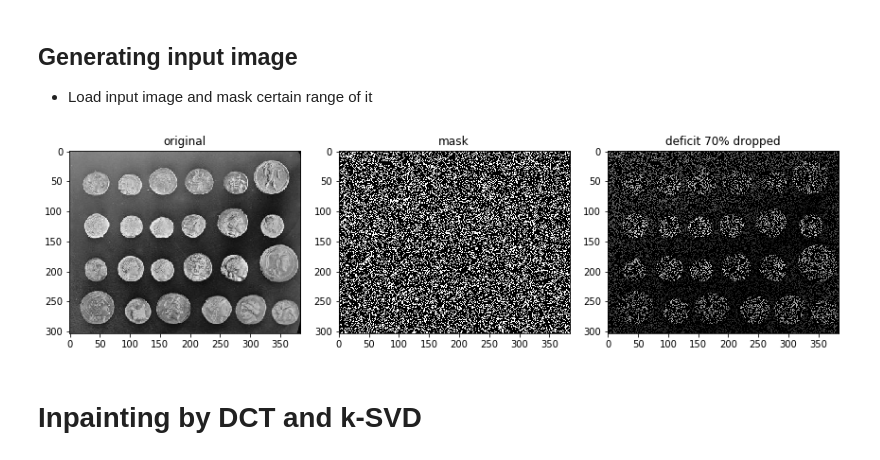
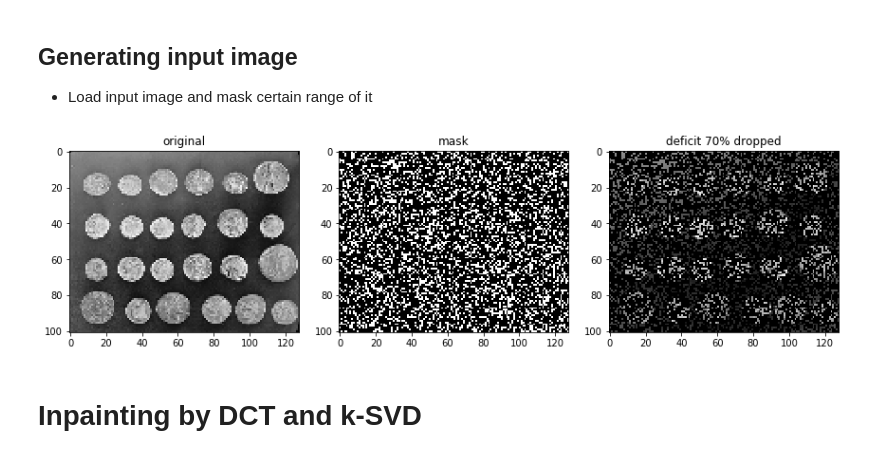
Before and after one commit to hacarus/spm-image, a Jupyter notebook: examples/ksvd_inpainting.ipynb, the cells around one changed output. Saved outputs shown, nothing was run; the diff lists cells and outputs as text; code cells hidden in the pictures.

```diff
--- a/examples/ksvd_inpainting.ipynb
+++ b/examples/ksvd_inpainting.ipynb
@@ -23,31 +23,28 @@ def make_deficit_image(img: np.ndarray, ratio:float) -> Tuple[np.ndarray, np.nda
     return img * mask, mask
 # %%
 # prepare images for further testing
+original_img = data.coins()
+original_img = original_img[::3,::3]
+
 drop_ratio = 0.7
-
-#original_img = io.imread('decomposition/LENNA.bmp')
-#original_img = data.camera()
-original_img = data.coins()
-
 deficit_img, mask = make_deficit_image(original_img, drop_ratio)
 
 plt.figure(figsize=(12, 4))
-
 plt.subplot(1, 3, 1)
 plt.imshow(original_img, cmap='gray')
 plt.title('original')
 
 plt.subplot(1, 3, 2)
 plt.imshow(mask, cmap='gray')
 plt.title('mask')
 
 plt.subplot(1, 3, 3)
 plt.imshow(deficit_img, cmap='gray')
 plt.title('deficit {0:.0f}% dropped'.format(drop_ratio * 100))
 
 plt.tight_layout()
 # %% [output]
-[figure, old version]
+[figure, new version]
 # %% [markdown]
 # Inpainting by DCT and k-SVD
 # %%
```
Also changed, not shown: parts of 8 cells of this notebook, 1 other file.
